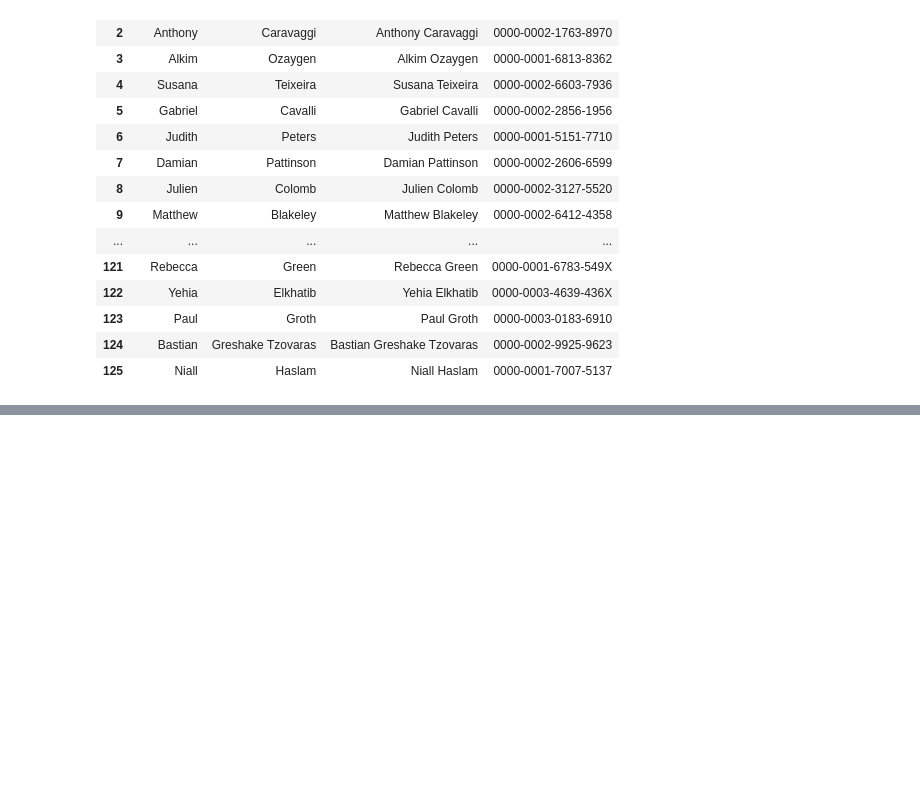
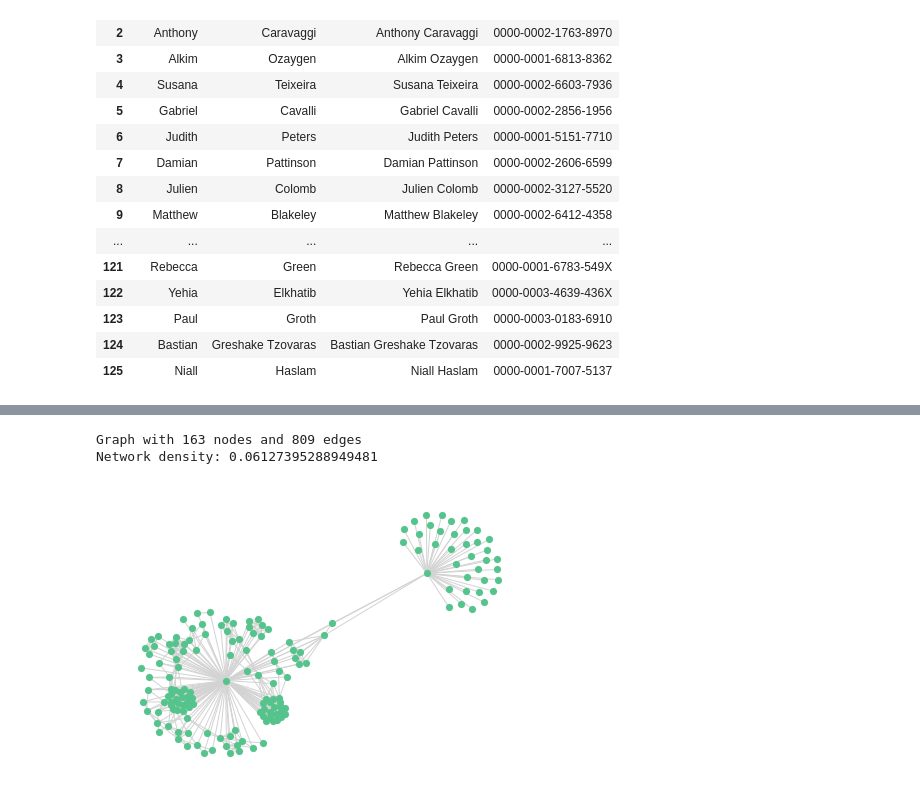
Before and after one commit to researchgraph/augment-api-beta, a Jupyter notebook: docs/notebooks/orcid.ipynb, the cells around one changed output, grey strips where cells are left out. Saved outputs shown, nothing was run; the diff lists cells and outputs as text; code cells hidden in the pictures; blank space fills up the shorter version.

```diff
--- a/docs/notebooks/orcid.ipynb
+++ b/docs/notebooks/orcid.ipynb
@@ -197,0 +161,39 @@ Network density: 0.09803174603174603
+# %%
+for index, row in rf.iterrows():
+    G.add_node(row['orcid'], name=row['full_name'], color='#54C48C')
+
+# Convert from and to into ORCID IDs (to map the node labels)
+def force_orcid(n):
+    n['from'] = n['from'].split('/')[-1]
+    n['to'] = n['to'].split('/')[-1]
+    return n
+
+json = map(force_orcid, r.json()[0]['relationships']['researcher-researcher'])
+ef = pd.DataFrame(json, columns=['from', 'to'])
+G.add_edges_from(ef.to_numpy())
+
+# Compute positions
+pos = nx.spring_layout(G)
+
+options = {
+    "font_size": 12,
+    "node_size": 50,
+    "edge_color": "lightgray",
+    "node_color": "#54C48C",
+    "linewidths": 0.1,
+    "width": 1
+}
+
+# Show information about the graph
+print(nx.info(G))
+print("Network density:", nx.density(G))
+
+# export graph to a gephi file
+nx.write_gexf(G, "co-authors.gexf")
+
+# Draw the graph using matplotlib
+nx.draw(G, pos=pos, **options)
+# %% [output]
+Graph with 163 nodes and 809 edges
+Network density: 0.06127395288949481
+[figure, added]
```
Also changed, not shown: parts of 2 cells of this notebook, 7 other files.
